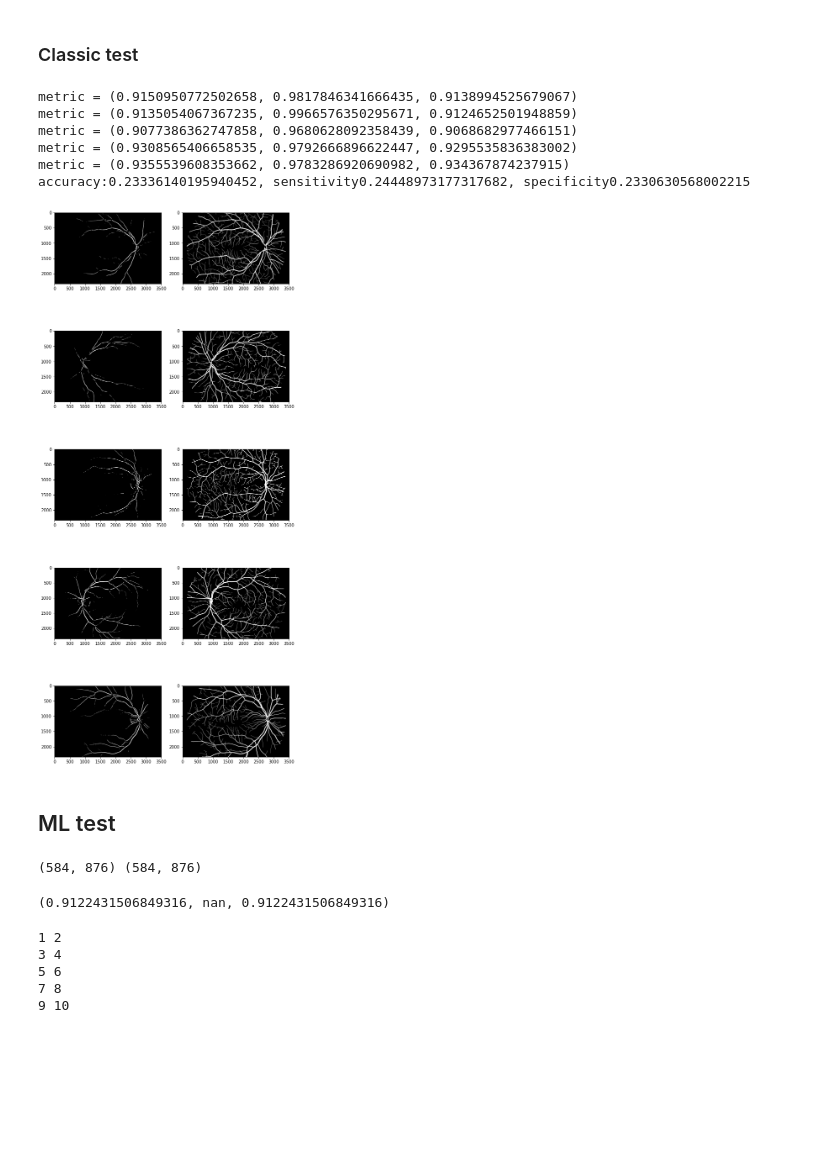
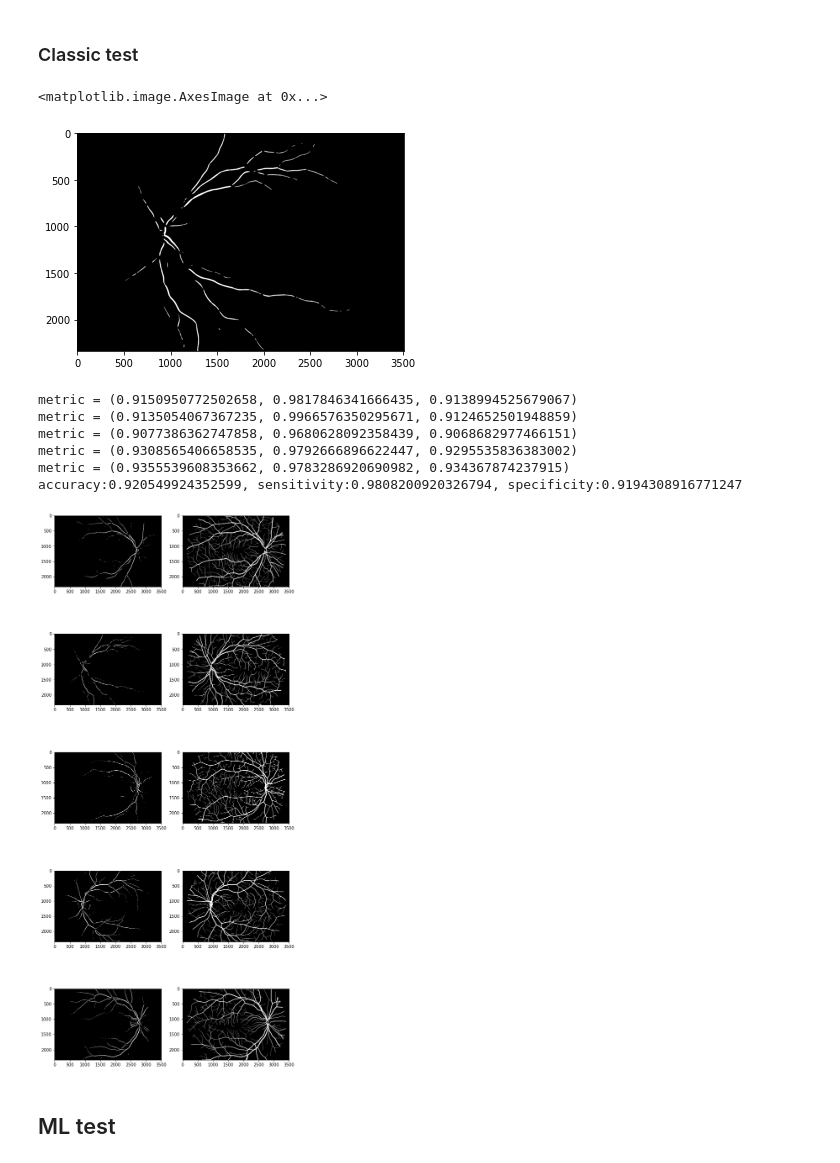
Before and after one commit to Ag0r9/Segmenting-Retinal-Blood-Vessels, a Jupyter notebook: notebooks/app.ipynb, the cells around one changed output. Drawn from its saved outputs; the diff is of its cells as text; code cells hidden in the pictures; blank space fills up the shorter version.

Commit message:
dirty: classic CV & ML works :fire: everything is fine :fire:

```diff
--- a/notebooks/app.ipynb
+++ b/notebooks/app.ipynb
@@ -32,4 +32,4 @@ features_classic_ml = ['ch_avg_B', 'ch_avg_G', 'ch_avg_R', 'ch_std_B',
 # %%
 classic_model = pickle.load(open('../trained/RFC_model','rb'))
 NN_model = get_NN_model()
-NN_model.load_weights('./output/NN_model')
+NN_model.load_weights('../trained/NN_model.h5')
@@ -39,7 +37,7 @@ NotFoundError: Unsuccessful TensorSliceReader constructor: Failed to find any ma
 # Main
 # %%
 def final_function(model: str='classic_CV', index: int=0) -> Union[Tuple[None, None], Tuple[np.ndarray, Tuple[float, float, float]]]:
-    models = ['classic_CV', 'classic_ML', 'UNet']
+    models = ['classic_CV', 'classic_ML', 'NN']
     dim = (876, 584)
     if model in models:
         if model == 'classic_CV':
@@ -51,10 +49,10 @@ def final_function(model: str='classic_CV', index: int=0) -> Union[Tuple[None, N
                 return None, None
             image = MLdata.loc[MLdata.id == index]
             if model == 'classic_ML':
-                result = classic_model.predict_proba(image.drop(['Unnamed: 0', 'id', 'label'], axis=1))[:,1] > 0.6
+                result = classic_model.predict_proba(image.drop(['Unnamed: 0', 'id', 'label'], axis=1))[:,1]
             else:
-
-            result = np.where(result, 255, 0)
+                result = NN_model.predict(image.drop(['Unnamed: 0', 'id', 'label'], axis=1))
+            result = np.where(result > 0.3, 255, 0)
             result = np.pad(result.reshape(dim[1]-4, dim[0]-4), 2)
             label = cv2.resize(data['labeled'][index], dim, interpolation=cv2.INTER_AREA)
             label = np.where(label > 190, 255, 0)
@@ -66,56 +80,20 @@ def final_function(model: str='classic_CV', index: int=0) -> Union[Tuple[None, N
 # %% [markdown]
 ### Classic test
-# %%
-metrics_summary = np.array([0.0, 0.0, 0.0])
-num = 5
-plt.figure(figsize=(5*2, 5*num))
-
-for index in range(num):
-    result, metric = final_function(index=index)
-    print(f'{metric = }')
-    metrics_summary += metric
-    plt.subplot(num, 2, index*2+1)
-    plt.imshow(result, cmap='gray')
-    plt.subplot(num, 2, index*2+2)
-    plt.imshow(data['labeled'][index], cmap='gray')
-metrics_summary = metrics_summary/5
-print(f'accuracy:{metrics_summary[0]}, sensitivity:{metrics_summary[1]}, specificity:{metrics_summary[2]}')
-# %% [output]
-metric = (0.9150950772502658, 0.9817846341666435, 0.9138994525679067)
-metric = (0.9135054067367235, 0.9966576350295671, 0.9124652501948859)
-metric = (0.9077386362747858, 0.9680628092358439, 0.9068682977466151)
-metric = (0.9308565406658535, 0.9792666896622447, 0.9295535836383002)
-metric = (0.9355539608353662, 0.9783286920690982, 0.934367874237915)
-accuracy:0.23336140195940452, sensitivity0.24448973177317682, specificity0.2330630568002215
-[figure, removed]
+# %%
+new_plot, metric = final_function(model='classic_CV', index=1)
+plt.imshow(new_plot, cmap='gray')
+# %% [output]
+<matplotlib.image.AxesImage at 0x...>
+[figure, added]
+# %%
+show_results('classic_CV')
+# %% [output]
+metric = (0.9150950772502658, 0.9817846341666435, 0.9138994525679067)
+metric = (0.9135054067367235, 0.9966576350295671, 0.9124652501948859)
+metric = (0.9077386362747858, 0.9680628092358439, 0.9068682977466151)
+metric = (0.9308565406658535, 0.9792666896622447, 0.9295535836383002)
+metric = (0.9355539608353662, 0.9783286920690982, 0.934367874237915)
+accuracy:0.920549924352599, sensitivity:0.9808200920326794, specificity:0.9194308916771247
+[figure, added]
 # %% [markdown]
 ## ML test
-# %%
-result, metric = final_function(model='classic_ML', index=0)
-# %% [output]
-(584, 876) (584, 876)
-# %%
-metric
-# %% [output]
-(0.9122431506849316, nan, 0.9122431506849316)
-# %%
-metrics_summary = np.array([0.0, 0.0, 0.0])
-num = 5
-plt.figure(figsize=(5*2, 5*num))
-
-for index in range(num):
-    result, metric = final_function(index=index)
-    print(f'{metric = }')
-    metrics_summary += metric
-    plt.subplot(num, 2, index*2+1)
-    plt.imshow(result, cmap='gray')
-    plt.subplot(num, 2, index*2+2)
-    plt.imshow(data['labeled'][index], cmap='gray')
-    metrics_summary = metrics_summary/5
-print(f'accuracy:{metrics_summary[0]}, sensitivity{metrics_summary[1]}, specificity{metrics_summary[2]}')
-# %% [output]
-1 2
-3 4
-5 6
-7 8
-9 10
```
Also changed, not shown: parts of 4 cells of this notebook, 6 other files.
